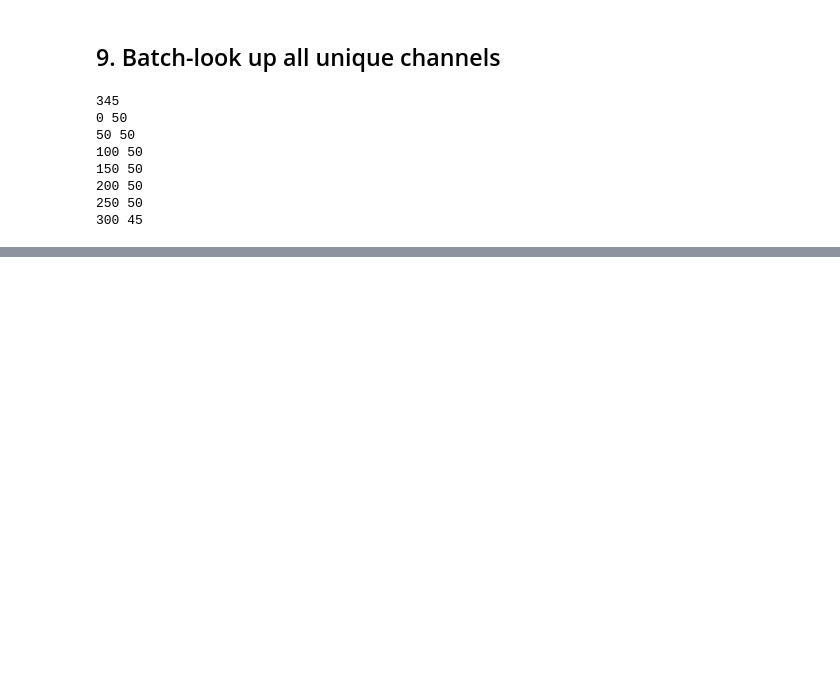
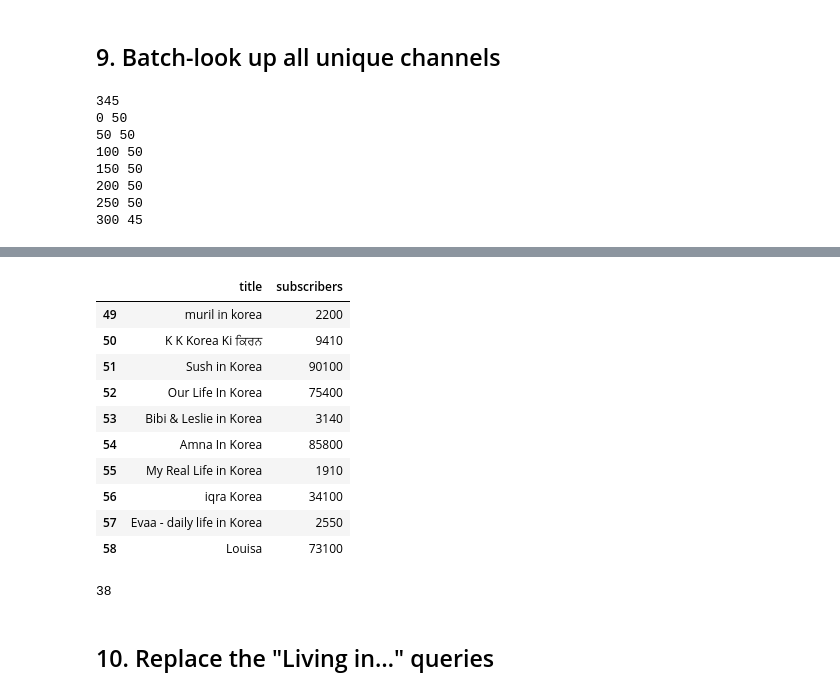
Before and after one commit to Rpvermaak/youtube-title-predictor, a Jupyter notebook: explore_api.ipynb, the cells around one changed output, grey strips where cells are left out. Drawn from its saved outputs; the diff is of its cells as text; code cells hidden in the pictures; blank space fills up the shorter version.

```diff
--- a/explore_api.ipynb
+++ b/explore_api.ipynb
@@ -420,0 +540,22 @@ for start in range(0, len(ids), 50):
+# %%
+korea = channels_in_range[channels_in_range["found_by"] == "Living in Korea"]
+korea[["title", "subscribers"]]
+# %% [output]
+|  | title | subscribers |
+| 49 | muril in korea | 2200 |
+| 50 | K K Korea Ki ਕਿਰਨ | 9410 |
+| 51 | Sush in Korea | 90100 |
+| 52 | Our Life In Korea | 75400 |
+| 53 | Bibi & Leslie in Korea | 3140 |
+| 54 | Amna In Korea | 85800 |
+| 55 | My Real Life in Korea | 1910 |
+| 56 | iqra Korea | 34100 |
+| 57 | Evaa - daily life in Korea | 2550 |
+| 58 | Louisa | 73100 |
+# %%
+channels_in_range = channels_in_range[channels_in_range["found_by"] != "Living in Korea"]
+print(len(channels_in_range))
+# %% [output]
+38
+# %% [markdown]
+## 10. Replace the "Living in…" queries
```
Also changed, not shown: parts of 18 cells of this notebook, 1 other file.
